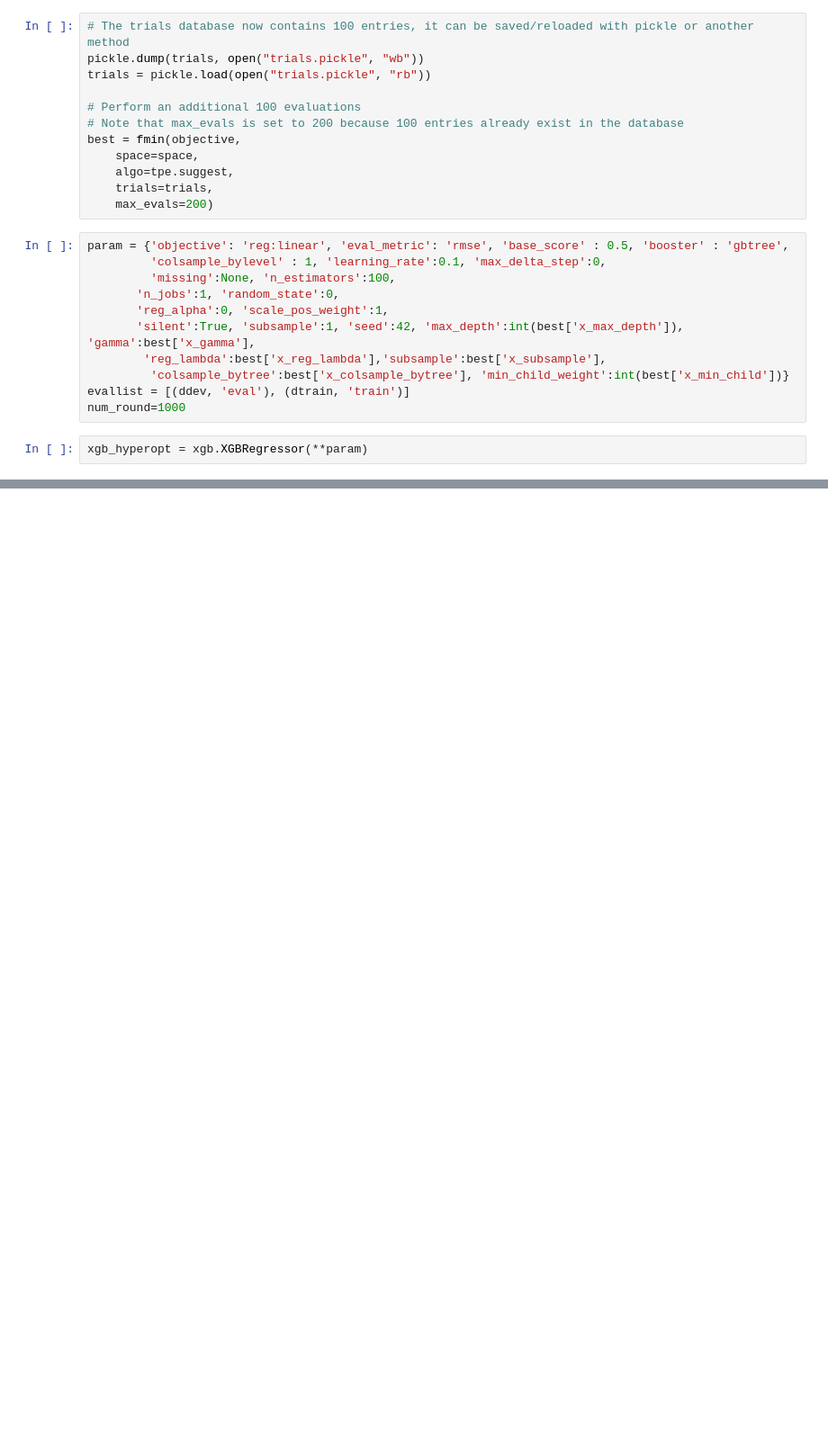
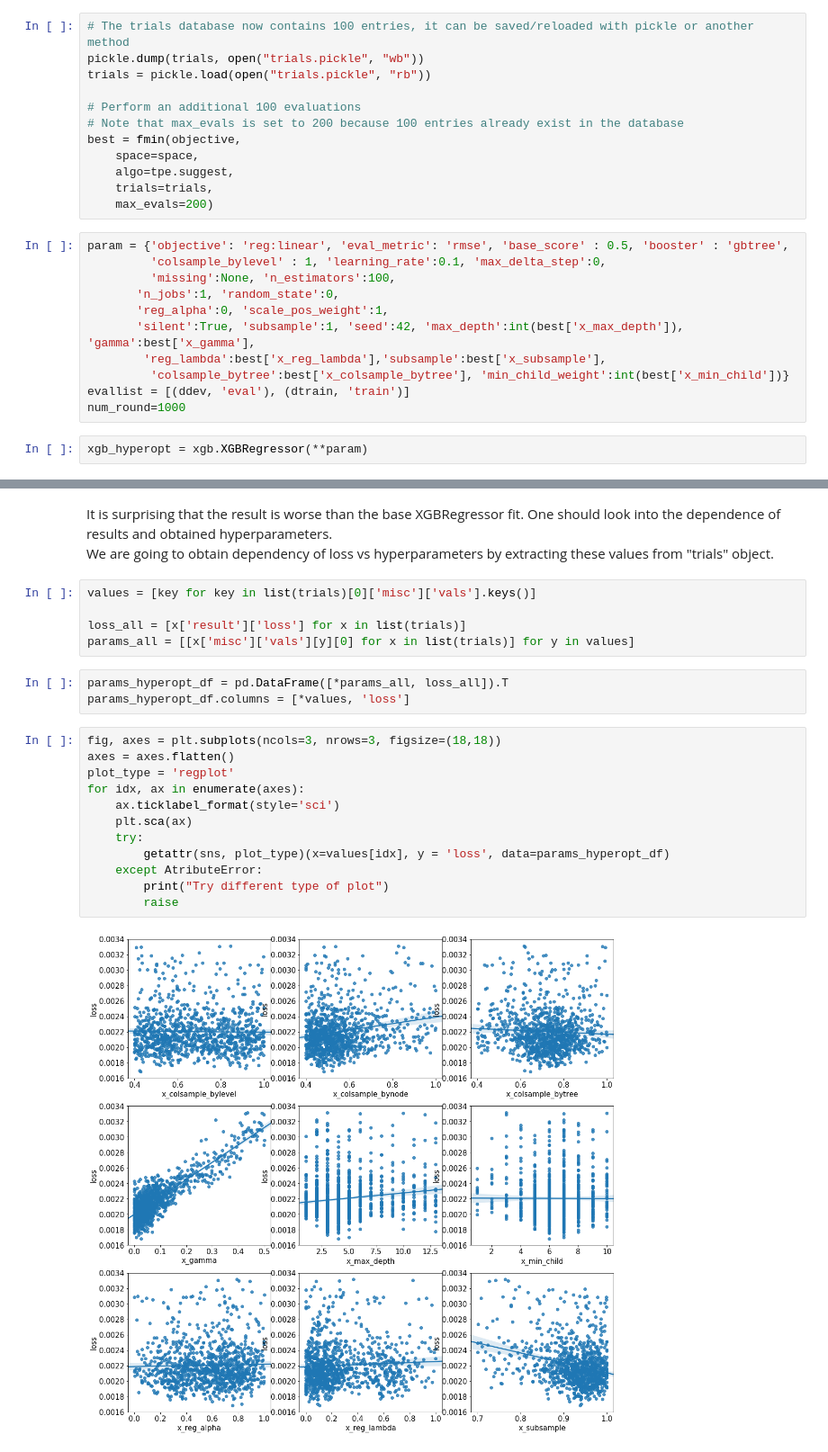
Before and after one commit to freefeynman123/kaggle_competitions, a Jupyter notebook: house_prices/xgboost_hyperopt.ipynb, the cells around one changed output, grey strips where cells are left out. Shown at 90% size. Saved outputs shown, nothing was run; the diff lists cells and outputs as text; blank space fills up the shorter version.

Commit message:
added plotting of hyperopt parametrs

```diff
--- a/house_prices/xgboost_hyperopt.ipynb
+++ b/house_prices/xgboost_hyperopt.ipynb
@@ -477,0 +478,28 @@ print(np.sqrt(mean_squared_error(y_pred=xgb_hyperopt.predict(dev_x), y_true=dev_
+# %% [markdown]
+It is surprising that the result is worse than the base XGBRegressor fit.
+One should look into the dependence of results and obtained hyperparameters.
+<br>
+We are going to obtain dependency of loss vs hyperparameters by extracting these values
+from "trials" object.
+# %%
+values = [key for key in list(trials)[0]['misc']['vals'].keys()]
+
+loss_all = [x['result']['loss'] for x in list(trials)]
+params_all = [[x['misc']['vals'][y][0] for x in list(trials)] for y in values]
+# %%
+params_hyperopt_df = pd.DataFrame([*params_all, loss_all]).T
+params_hyperopt_df.columns = [*values, 'loss']
+# %%
+fig, axes = plt.subplots(ncols=3, nrows=3, figsize=(18,18))
+axes = axes.flatten()
+plot_type = 'regplot'
+for idx, ax in enumerate(axes):
+    ax.ticklabel_format(style='sci')
+    plt.sca(ax)
+    try:
+        getattr(sns, plot_type)(x=values[idx], y = 'loss', data=params_hyperopt_df)
+    except AtributeError:
+        print("Try different type of plot")
+        raise
+# %% [output]
+[figure, added]
```
Also changed, not shown: parts of 10 cells of this notebook.
